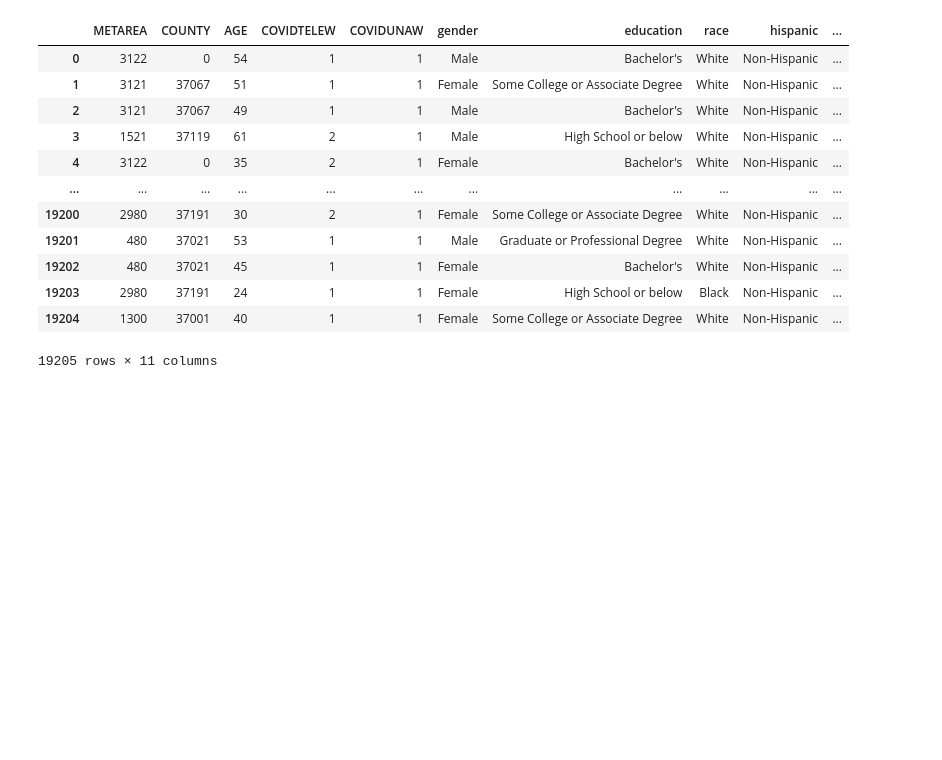
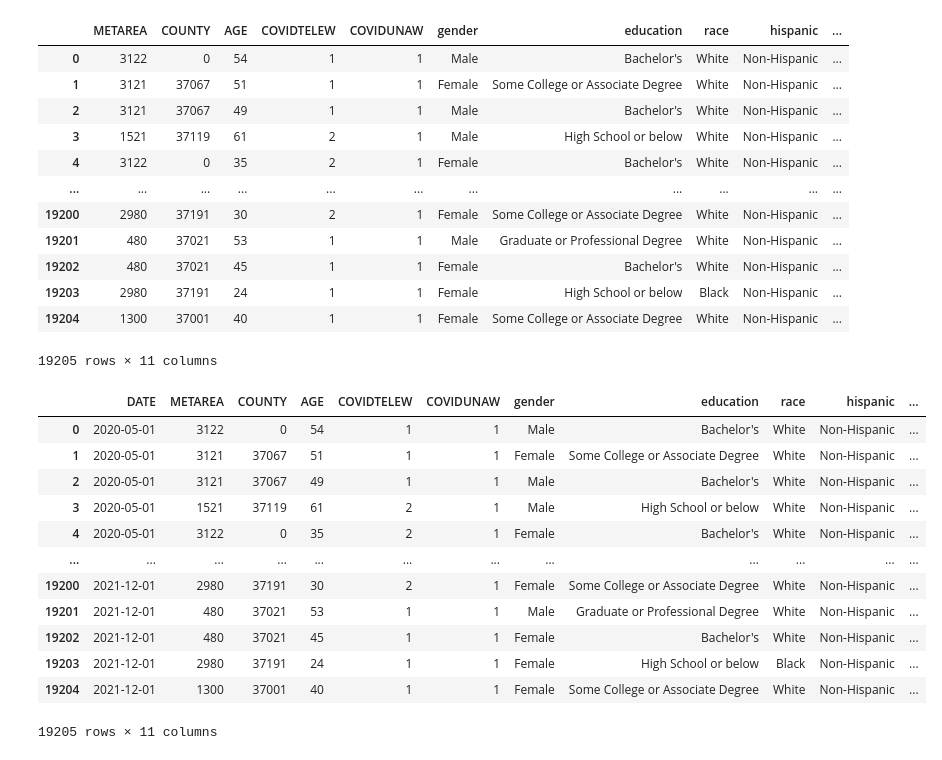
Before and after one commit to timothykeating/Final-Project, a Jupyter notebook: machine_learning.ipynb, the cells around one changed output. Saved outputs shown, nothing was run; the diff lists cells and outputs as text; code cells hidden in the pictures; blank space fills up the shorter version.

Commit message:
reorder the columns

```diff
--- a/machine_learning.ipynb
+++ b/machine_learning.ipynb
@@ -91,3 +91,21 @@ df_cleanen
 | 19203 | 2980 | 37191 | 24 | 1 | 1 | Female | High School or below | Black | Non-Hispanic | ... |
 | 19204 | 1300 | 37001 | 40 | 1 | 1 | Female | Some College or Associate Degree | White | Non-Hispanic | ... |
 19205 rows × 11 columns
+# %%
+# reorder the columns
+df_cleanen = df_cleanen[["DATE","METAREA","COUNTY","AGE","COVIDTELEW","COVIDUNAW","gender","education","race","hispanic","marital_status"]]
+df_cleanen
+# %% [output]
+|  | DATE | METAREA | COUNTY | AGE | COVIDTELEW | COVIDUNAW | gender | education | race | hispanic | ... |
+| 0 | 2020-05-01 | 3122 | 0 | 54 | 1 | 1 | Male | Bachelor's | White | Non-Hispanic | ... |
+| 1 | 2020-05-01 | 3121 | 37067 | 51 | 1 | 1 | Female | Some College or Associate Degree | White | Non-Hispanic | ... |
+| 2 | 2020-05-01 | 3121 | 37067 | 49 | 1 | 1 | Male | Bachelor's | White | Non-Hispanic | ... |
+| 3 | 2020-05-01 | 1521 | 37119 | 61 | 2 | 1 | Male | High School or below | White | Non-Hispanic | ... |
+| 4 | 2020-05-01 | 3122 | 0 | 35 | 2 | 1 | Female | Bachelor's | White | Non-Hispanic | ... |
+| ... | ... | ... | ... | ... | ... | ... | ... | ... | ... | ... | ... |
+| 19200 | 2021-12-01 | 2980 | 37191 | 30 | 2 | 1 | Female | Some College or Associate Degree | White | Non-Hispanic | ... |
+| 19201 | 2021-12-01 | 480 | 37021 | 53 | 1 | 1 | Male | Graduate or Professional Degree | White | Non-Hispanic | ... |
+| 19202 | 2021-12-01 | 480 | 37021 | 45 | 1 | 1 | Female | Bachelor's | White | Non-Hispanic | ... |
+| 19203 | 2021-12-01 | 2980 | 37191 | 24 | 1 | 1 | Female | High School or below | Black | Non-Hispanic | ... |
+| 19204 | 2021-12-01 | 1300 | 37001 | 40 | 1 | 1 | Female | Some College or Associate Degree | White | Non-Hispanic | ... |
+19205 rows × 11 columns
```
